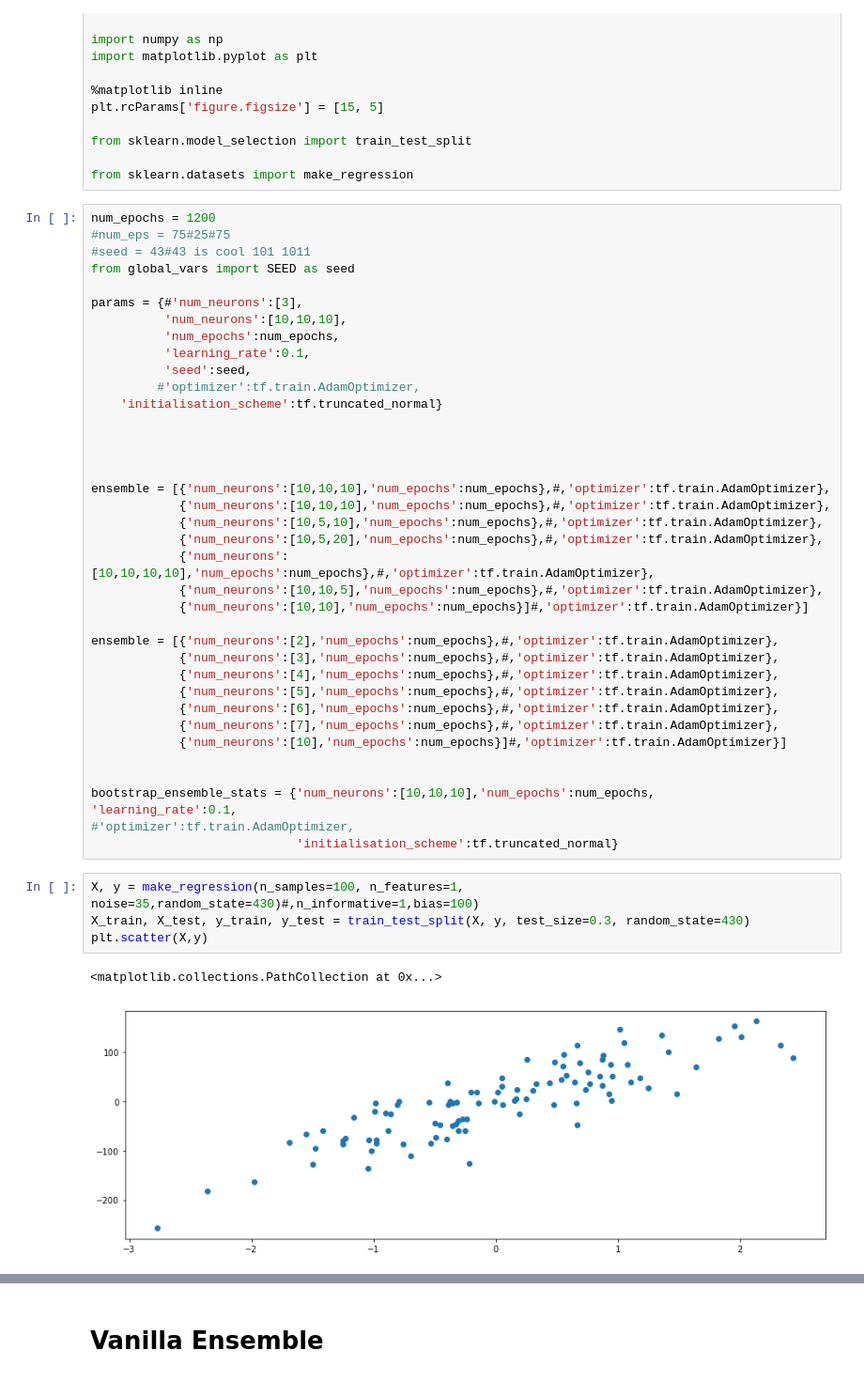
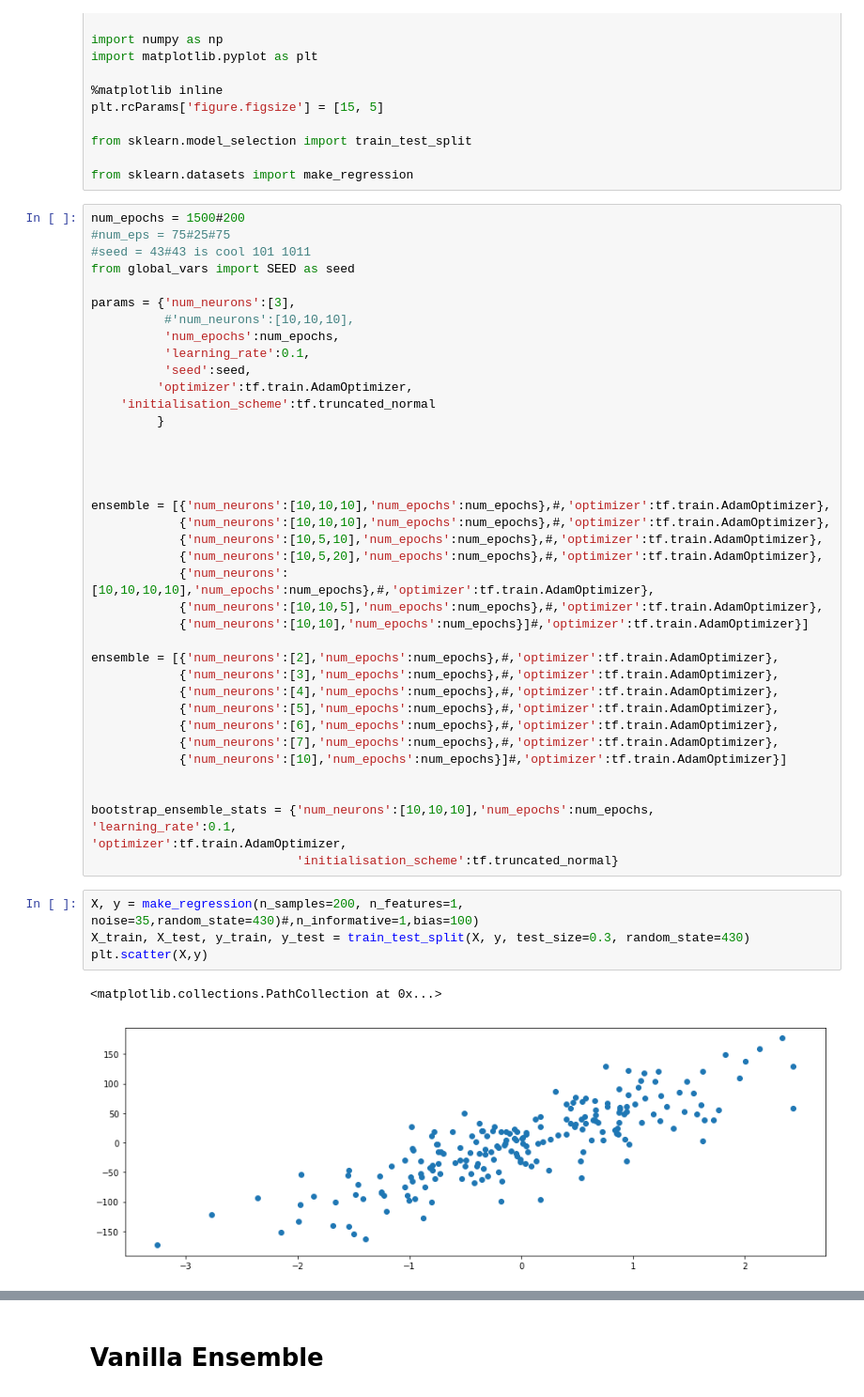
Before and after one commit to wooohoooo/Master-Thesis, a Jupyter notebook: new_structure/Linear_Toy_dataset.ipynb, the cells around one changed output, grey strips where cells are left out. Shown at 94% size. Drawn from its saved outputs; the diff is of its cells as text.

```diff
--- a/new_structure/Linear_Toy_dataset.ipynb
+++ b/new_structure/Linear_Toy_dataset.ipynb
@@ -21,18 +21,19 @@ from sklearn.model_selection import train_test_split
 
 from sklearn.datasets import make_regression
 # %%
-num_epochs = 1200
+num_epochs = 1500#200
 #num_eps = 75#25#75
 #seed = 43#43 is cool 101 1011
 from global_vars import SEED as seed
 
-params = {#'num_neurons':[3],
-          'num_neurons':[10,10,10],
+params = {'num_neurons':[3],
+          #'num_neurons':[10,10,10],
           'num_epochs':num_epochs,
           'learning_rate':0.1,
           'seed':seed,
-         #'optimizer':tf.train.AdamOptimizer,
-    'initialisation_scheme':tf.truncated_normal}
+         'optimizer':tf.train.AdamOptimizer,
+    'initialisation_scheme':tf.truncated_normal
+         }
 
 
 
@@ -55,15 +56,15 @@ ensemble = [{'num_neurons':[2],'num_epochs':num_epochs},#,'optimizer':tf.train.A
 
 
 bootstrap_ensemble_stats = {'num_neurons':[10,10,10],'num_epochs':num_epochs,          'learning_rate':0.1,
-#'optimizer':tf.train.AdamOptimizer,
+'optimizer':tf.train.AdamOptimizer,
                             'initialisation_scheme':tf.truncated_normal}
 # %%
-X, y = make_regression(n_samples=100, n_features=1, noise=35,random_state=430)#,n_informative=1,bias=100)
+X, y = make_regression(n_samples=200, n_features=1, noise=35,random_state=430)#,n_informative=1,bias=100)
 X_train, X_test, y_train, y_test = train_test_split(X, y, test_size=0.3, random_state=430)
 plt.scatter(X,y)
 # %% [output]
 <matplotlib.collections.PathCollection at 0x...>
-[figure, old version]
+[figure, new version]
 # %%
 y_test.shape, X_test.shape
 # %% [output]
```
Also changed, not shown: parts of 17 cells of this notebook, 6 other files.
